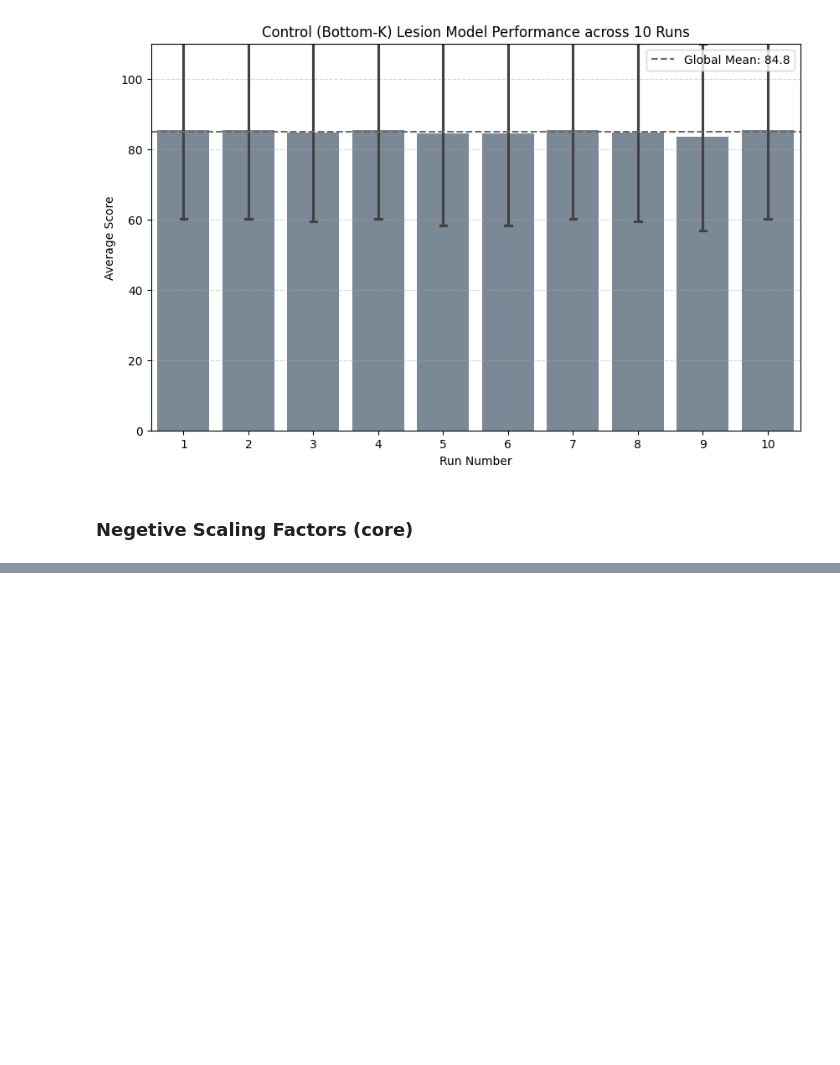
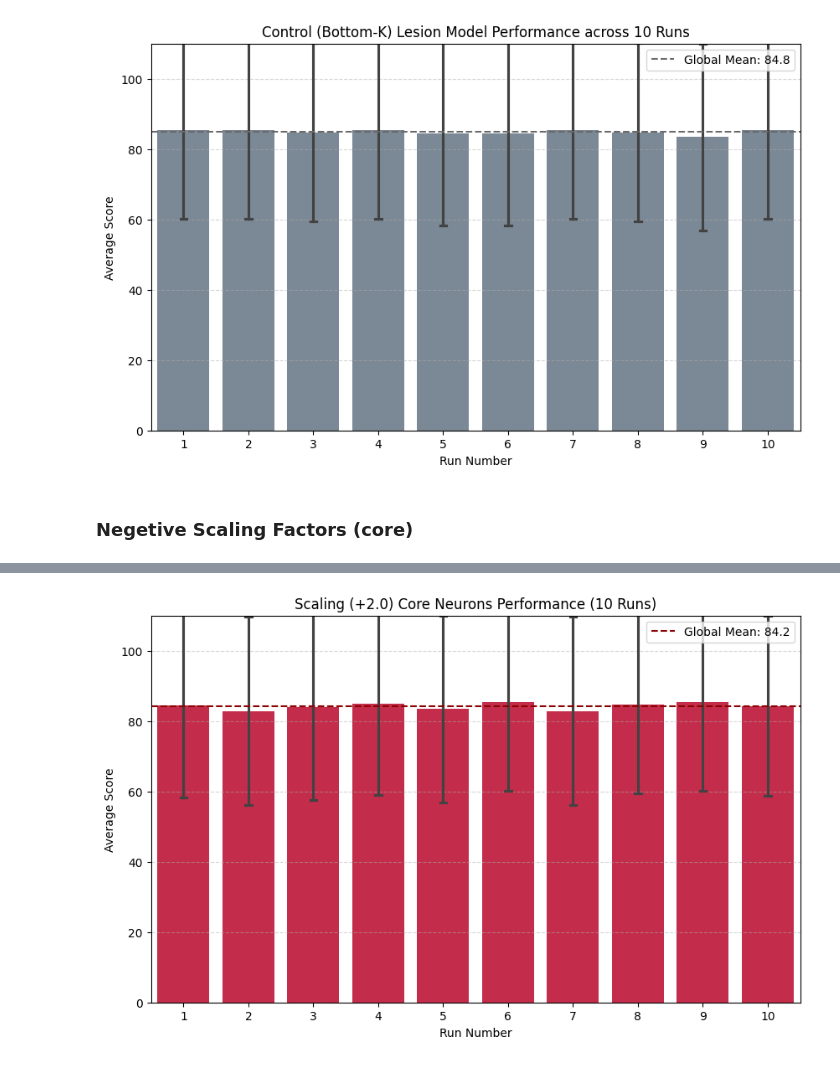
Before and after one commit to Precioux/Anhedonic-AI, a Jupyter notebook: phase3/average.ipynb, the cells around one changed output, grey strips where cells are left out. Drawn from its saved outputs; the diff is of its cells as text; code cells hidden in the pictures; blank space fills up the shorter version.

Commit message:
scaling

```diff
--- a/phase3/average.ipynb
+++ b/phase3/average.ipynb
@@ -790,0 +920,92 @@ Chart saved as control_bottom_k_10runs_errorbar.png
+# %%
+import pandas as pd
+import matplotlib.pyplot as plt
+import seaborn as sns
+import re
+import os
+
+# --- Configuration ---
+FILE_PATH = "scaling_plus2_core_all_layers_10runs.csv"
+OUTPUT_IMAGE = "scaling_plus2_10runs_errorbar.png"
+
+def extract_score(row):
+    try:
+        prompt = str(row['Full_Prompt'])
+        response = str(row['Model_Response']).lower()
+
+        selection_match = re.search(r'(question|option|choice)\s*(?:is\s*)?(\d)', response)
+
+        if not selection_match:
+             selection_match = re.search(r'^\s*(\d)\s*[.)]', response)
+
+        if selection_match:
+            if len(selection_match.groups()) > 0:
+                selected_num = selection_match.groups()[-1]
+            else:
+                return None
+
+            pattern = f"{selected_num}\\..*?\\((\\d+)\\s*points?\\)"
+            points_match = re.search(pattern, prompt, re.IGNORECASE | re.DOTALL)
+
+            if points_match:
+                return int(points_match.group(1))
+
+        if "100 point" in response: return 100
+        if "50 point" in response: return 50
+        if "10 point" in response: return 10
+        if "1 point" in response: return 1
+
+        return None
+    except Exception:
+        return None
+
+def main():
+    print(f"--- Analyzing {FILE_PATH} ---")
+
+    if not os.path.exists(FILE_PATH):
+        print(f"Error: {FILE_PATH} not found.")
+        return
+
+    df = pd.read_csv(FILE_PATH)
+
+    print("Extracting scores...")
+    df['Score'] = df.apply(extract_score, axis=1)
+    df_clean = df.dropna(subset=['Score'])
+
+    if len(df_clean) == 0:
+        print("Error: No scores could be extracted.")
+        return
+
+    run_stats = df_clean.groupby('Run_ID')['Score'].agg(['mean', 'std', 'count']).reset_index()
+
+    print("\n" + "="*40)
+    print(f"SCALING (+2.0) STATISTICS")
+    print("="*40)
+    print(run_stats)
+    print("-" * 40)
+
+    overall_mean = df_clean['Score'].mean()
+    overall_std = run_stats['mean'].std()
+
+    print(f"Global Mean Score: {overall_mean:.2f}")
+    print(f"Run-to-Run Std Dev: {overall_std:.4f}")
+
+    plt.figure(figsize=(10, 6))
+
+    # Bar plot with error bars - using 'crimson' for amplified greedy behavior
+    sns.barplot(x='Run_ID', y='Score', data=df_clean, errorbar='sd', capsize=.1, color='crimson')
+    plt.axhline(y=overall_mean, color='darkred', linestyle='--', label=f'Global Mean: {overall_mean:.1f}')
+
+    plt.title("Scaling (+2.0) Core Neurons Performance (10 Runs)")
+    plt.ylabel("Average Score")
+    plt.xlabel("Run Number")
+    plt.ylim(0, 110)
+    plt.legend()
+    plt.grid(axis='y', linestyle='--', alpha=0.5)
+
+    plt.savefig(OUTPUT_IMAGE)
+    print(f"\nChart saved as {OUTPUT_IMAGE}")
+
+if __name__ == "__main__":
+    main()
+# %% [output]
@@ -790,0 +1029 @@ Chart saved as control_bottom_k_10runs_errorbar.png
+[figure, added]
```
Also changed, not shown: parts of 2 cells of this notebook, 12 other files.
